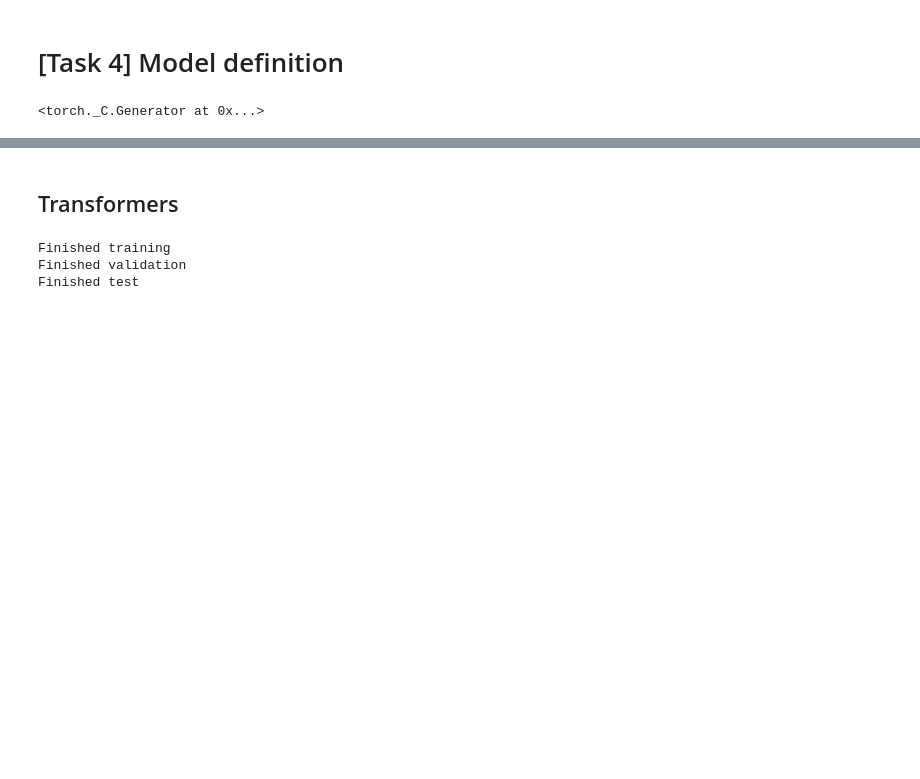
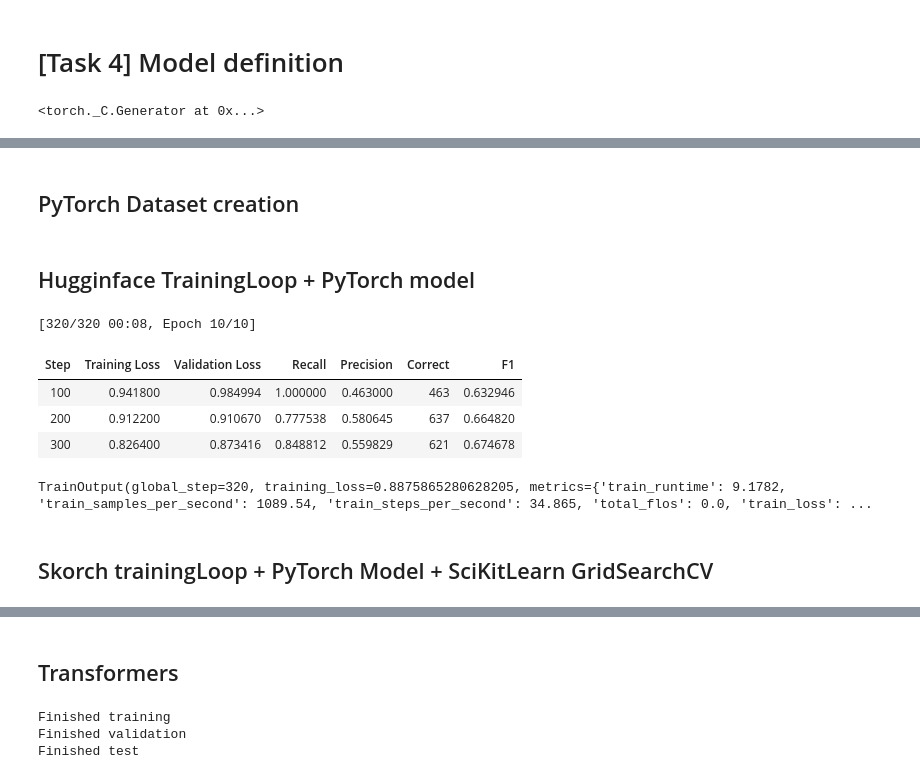
Before and after one commit to SangioAI/NLP_Assignments, a Jupyter notebook: assignment1.ipynb, the cells around one changed output, grey strips where cells are left out. Cells and saved outputs as stored; diff of their text form; code cells hidden in the pictures; blank space fills up the shorter version.

```diff
--- a/assignment1.ipynb
+++ b/assignment1.ipynb
@@ -593,8 +601,10 @@ embedding_model = load_embedding_model(model_type="glove",
+# %%
+PADDING_TOKEN="<PAD>"
 # %% [markdown]
 Create an initial vocab with words from training data (if add_glove_tokens = True add also GloVe precomputed tokens)
 # %%
 initial_idx_to_word, initial_word_to_idx, initial_word_listing = build_vocabulary(lem_training_data,
-add_glove_tokens = True, model = embedding_model)
+add_glove_tokens = True, model = embedding_model, padding_token=PADDING_TOKEN)
 print(f'[Debug] Index -> Word vocabulary size: {len(initial_idx_to_word)}')
 print(f'[Debug] Word -> Index vocabulary size: {len(initial_word_to_idx)}')
 print(f'[Debug] Some words: {[(initial_idx_to_word[idx], idx) for idx in np.arange(10) + 1]}')
@@ -870,12 +906,8 @@ class LSTM_Model(nn.Module):
 # %%
 vocab_dim, embed_dim = embedding_matrix.shape
-target_dim = 2 # YES, NO
+target_dim = 1 # YES, NO
 hidden_dim = 128
 n_layers = 1
+bidirectional = True
+trainable_embeddings = True
+padding_idx = initial_word_to_idx[PADDING_TOKEN]
-# %%
-def prepare_sequence(seq, embed_model):
-    idxs = [embed_model.get_index(w) for w in seq]
-    return torch.tensor(idxs, dtype=torch.int)
-
-input = ["hi","marco"]
-processed_input = prepare_sequence(input, embedding_model).view(len(input),1,-1)
@@ -903,0 +948,2 @@ AttributeError: 'int' object has no attribute 'dim'
+# %% [markdown]
+## PyTorch Dataset creation
@@ -903,0 +993,2 @@ AttributeError: 'int' object has no attribute 'dim'
+# %% [markdown]
+## Hugginface TrainingLoop + PyTorch model
@@ -903,0 +1023,55 @@ AttributeError: 'int' object has no attribute 'dim'
+# %%
+from transformers import TrainingArguments, Trainer
+
+
+# https://huggingface.co/docs/transformers/v4.47.1/en/main_classes/trainer#transformers.TrainingArguments
+training_args = TrainingArguments(
+        do_train=True,
+        report_to=None, # to disable Wandb logs
+        # Training batch and epoch sizes
+        num_train_epochs=10,
+        per_device_train_batch_size=32,
+        per_device_eval_batch_size=15,
+        # Evaluation and Saving strategies
+        eval_strategy="steps",
+        save_strategy="steps",
+        eval_steps=100,
+        logging_steps=100,
+        output_dir='./checkpoint',
+        # Learning Rate scheduler
+        lr_scheduler_type="reduce_lr_on_plateau",
+        lr_scheduler_kwargs={"mode":'min', "patience":150, "factor":0.05, "min_lr":1e-5},
+        # Optimizer
+        optim="adamw_torch",
+        learning_rate=2e-4,
+        weight_decay=0.5,
+        # Regulizers
+        # label_smoothing_factor=0.1,
+        # Seed
+        # seed=42
+        load_best_model_at_end=True
+)
+
+loss_fn = torch.nn.BCEWithLogitsLoss(pos_weight=torch.tensor([2.0])).to(dtype=torch.float32) # fix: conversion necessary for mps device
+lstm_model = LSTM_Model(vocab_dim, embed_dim, hidden_dim, target_dim, embed_matrix=torch.tensor(embedding_matrix, dtype=torch.float32), n_layers=n_layers, bidirectional=bidirectional, trainable_embeddings=trainable_embeddings, loss_fn = loss_fn, return_logits=False, return_loss=True)
+
+# train over dataset
+trainer = Trainer(
+        model=lstm_model,
+        args=training_args,
+        train_dataset=train_dataset,
+        # train_dataset=train_dataset,
+        eval_dataset=eval_dataset,
+        compute_metrics=myMetric, # use custom metric
+        data_collator=collater_dict # use custom collater to make batches adding padding token
+    )
+trainer.train()
+# %% [output]
+[320/320 00:08, Epoch 10/10]
+| Step | Training Loss | Validation Loss | Recall | Precision | Correct | F1 |
+| 100 | 0.941800 | 0.984994 | 1.000000 | 0.463000 | 463 | 0.632946 |
+| 200 | 0.912200 | 0.910670 | 0.777538 | 0.580645 | 637 | 0.664820 |
+| 300 | 0.826400 | 0.873416 | 0.848812 | 0.559829 | 621 | 0.674678 |
+TrainOutput(global_step=320, training_loss=0.8875865280628205, metrics={'train_runtime': 9.1782, 'train_samples_per_second': 1089.54, 'train_steps_per_second': 34.865, 'total_flos': 0.0, 'train_loss': ...
+# %% [markdown]
+## Skorch trainingLoop + PyTorch Model + SciKitLearn GridSearchCV
```
Also changed, not shown: parts of 22 cells of this notebook.
